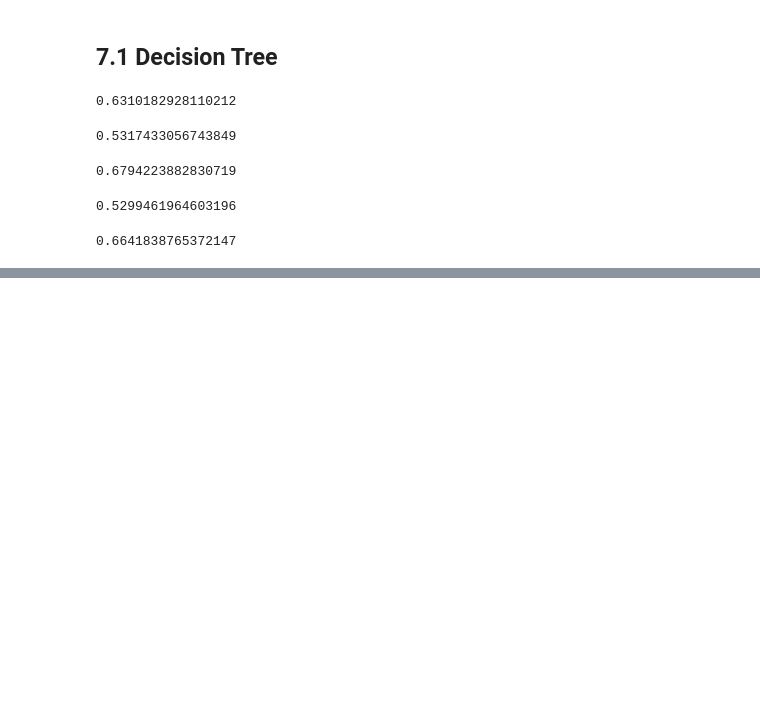
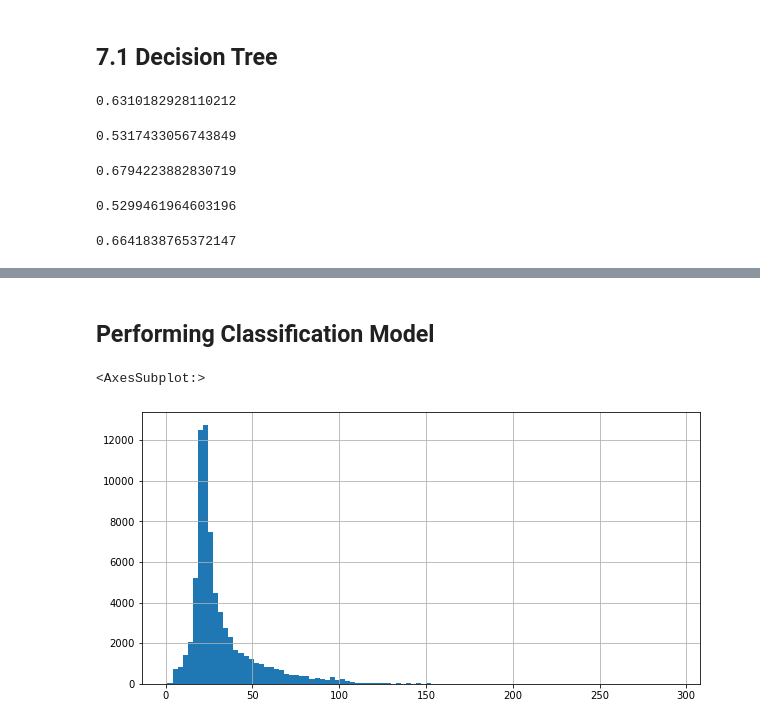
Before and after one commit to jaswanth1524/new-york-taxi-analysis, a Jupyter notebook: Presentable_Notebook.ipynb, the cells around one changed output, grey strips where cells are left out. Drawn from its saved outputs; the diff is of its cells as text; code cells hidden in the pictures; blank space fills up the shorter version.

```diff
--- a/Presentable_Notebook.ipynb
+++ b/Presentable_Notebook.ipynb
@@ -853,0 +854,7 @@ print(model2.score(X_test,y_test))
+# %% [markdown]
+## Performing Classification Model
+# %%
+nyc_taxi_with_weather['total_amount'].hist(bins=100,figsize=(10,5))
+# %% [output]
+<AxesSubplot:>
+[figure, added]
```
Also changed, not shown: parts of 30 cells of this notebook.
